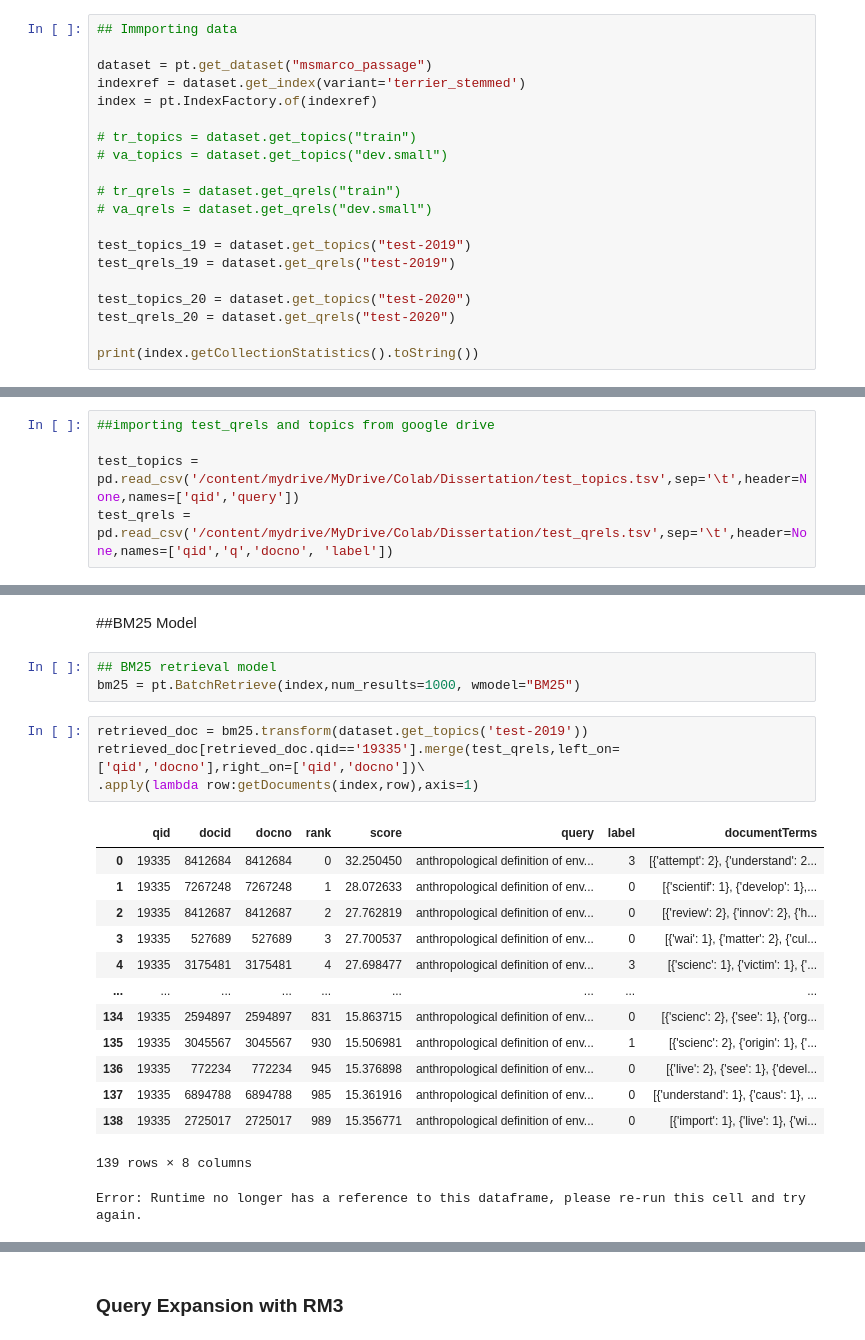
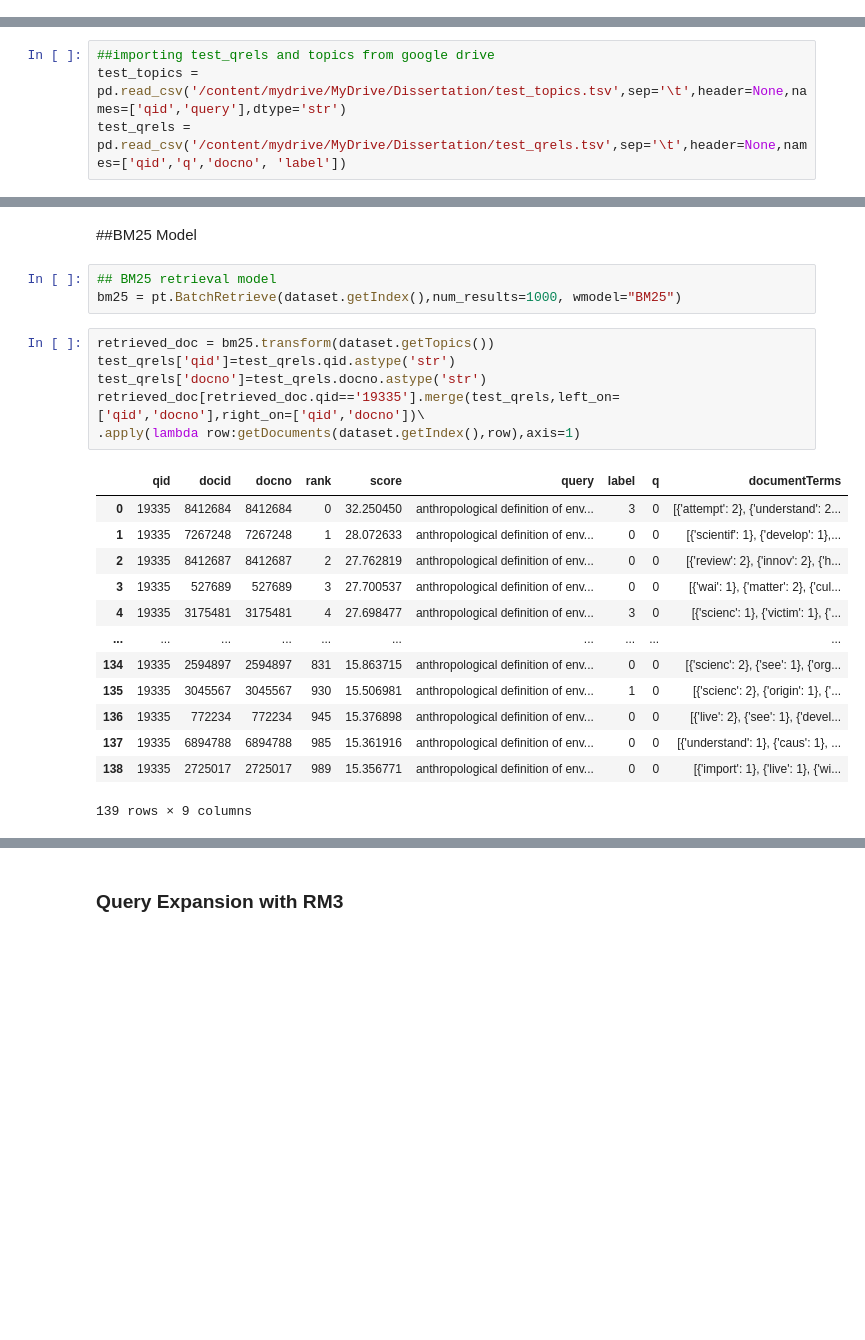
Before and after one commit to akshay-3apr/UoG-Dissertation, a Jupyter notebook: Dissertation.ipynb, the cells around one changed output, grey strips where cells are left out. Drawn from its saved outputs; the diff is of its cells as text; blank space fills up the shorter version.

```diff
--- a/Dissertation.ipynb
+++ b/Dissertation.ipynb
@@ -89,22 +91,2 @@ pt.datasets.find_datasets('msmarco')
 # %% [markdown]
 ####Importing data
-# %%
-## Immporting data
-
-dataset = pt.get_dataset("msmarco_passage")
-indexref = dataset.get_index(variant='terrier_stemmed')
-index = pt.IndexFactory.of(indexref)
-
-# tr_topics = dataset.get_topics("train")
-# va_topics = dataset.get_topics("dev.small")
-
-# tr_qrels = dataset.get_qrels("train")
-# va_qrels = dataset.get_qrels("dev.small")
-
-test_topics_19 = dataset.get_topics("test-2019")
-test_qrels_19 = dataset.get_qrels("test-2019")
-
-test_topics_20 = dataset.get_topics("test-2020")
-test_qrels_20 = dataset.get_qrels("test-2020")
-
-print(index.getCollectionStatistics().toString())
@@ -166,8 +208,7 @@ test_topics_19[test_topics_19.qid.isin(test_qrels_19.qid)].to_csv("test_topics.t
 # %%
 ##importing test_qrels and topics from google drive
-
-test_topics = pd.read_csv('/content/mydrive/MyDrive/Colab/Dissertation/test_topics.tsv',sep='\t',header=None,names=['qid','query'])
-test_qrels = pd.read_csv('/content/mydrive/MyDrive/Colab/Dissertation/test_qrels.tsv',sep='\t',header=None,names=['qid','q','docno', 'label'])
+test_topics = pd.read_csv('/content/mydrive/MyDrive/Dissertation/test_topics.tsv',sep='\t',header=None,names=['qid','query'],dtype='str')
+test_qrels = pd.read_csv('/content/mydrive/MyDrive/Dissertation/test_qrels.tsv',sep='\t',header=None,names=['qid','q','docno', 'label'])
 # %% [markdown]
 #### Qrels labels relevance:
 
@@ -180,24 +334,25 @@ amongst extraneous information.
 ##BM25 Model
 # %%
 ## BM25 retrieval model
-bm25 = pt.BatchRetrieve(index,num_results=1000, wmodel="BM25")
+bm25 = pt.BatchRetrieve(dataset.getIndex(),num_results=1000, wmodel="BM25")
 # %%
-retrieved_doc = bm25.transform(dataset.get_topics('test-2019'))
+retrieved_doc = bm25.transform(dataset.getTopics())
+test_qrels['qid']=test_qrels.qid.astype('str')
+test_qrels['docno']=test_qrels.docno.astype('str')
 retrieved_doc[retrieved_doc.qid=='19335'].merge(test_qrels,left_on=['qid','docno'],right_on=['qid','docno'])\
-.apply(lambda row:getDocuments(index,row),axis=1)
+.apply(lambda row:getDocuments(dataset.getIndex(),row),axis=1)
 # %% [output]
-|  | qid | docid | docno | rank | score | query | label | documentTerms |
-| 0 | 19335 | 8412684 | 8412684 | 0 | 32.250450 | anthropological definition of env... | 3 | [{'attempt': 2}, {'understand': 2... |
-| 1 | 19335 | 7267248 | 7267248 | 1 | 28.072633 | anthropological definition of env... | 0 | [{'scientif': 1}, {'develop': 1},... |
-| 2 | 19335 | 8412687 | 8412687 | 2 | 27.762819 | anthropological definition of env... | 0 | [{'review': 2}, {'innov': 2}, {'h... |
-| 3 | 19335 | 527689 | 527689 | 3 | 27.700537 | anthropological definition of env... | 0 | [{'wai': 1}, {'matter': 2}, {'cul... |
-| 4 | 19335 | 3175481 | 3175481 | 4 | 27.698477 | anthropological definition of env... | 3 | [{'scienc': 1}, {'victim': 1}, {'... |
-| ... | ... | ... | ... | ... | ... | ... | ... | ... |
-| 134 | 19335 | 2594897 | 2594897 | 831 | 15.863715 | anthropological definition of env... | 0 | [{'scienc': 2}, {'see': 1}, {'org... |
-| 135 | 19335 | 3045567 | 3045567 | 930 | 15.506981 | anthropological definition of env... | 1 | [{'scienc': 2}, {'origin': 1}, {'... |
-| 136 | 19335 | 772234 | 772234 | 945 | 15.376898 | anthropological definition of env... | 0 | [{'live': 2}, {'see': 1}, {'devel... |
-| 137 | 19335 | 6894788 | 6894788 | 985 | 15.361916 | anthropological definition of env... | 0 | [{'understand': 1}, {'caus': 1}, ... |
-| 138 | 19335 | 2725017 | 2725017 | 989 | 15.356771 | anthropological definition of env... | 0 | [{'import': 1}, {'live': 1}, {'wi... |
+|  | qid | docid | docno | rank | score | query | label | q | documentTerms |
+| 0 | 19335 | 8412684 | 8412684 | 0 | 32.250450 | anthropological definition of env... | 3 | 0 | [{'attempt': 2}, {'understand': 2... |
+| 1 | 19335 | 7267248 | 7267248 | 1 | 28.072633 | anthropological definition of env... | 0 | 0 | [{'scientif': 1}, {'develop': 1},... |
+| 2 | 19335 | 8412687 | 8412687 | 2 | 27.762819 | anthropological definition of env... | 0 | 0 | [{'review': 2}, {'innov': 2}, {'h... |
+| 3 | 19335 | 527689 | 527689 | 3 | 27.700537 | anthropological definition of env... | 0 | 0 | [{'wai': 1}, {'matter': 2}, {'cul... |
+| 4 | 19335 | 3175481 | 3175481 | 4 | 27.698477 | anthropological definition of env... | 3 | 0 | [{'scienc': 1}, {'victim': 1}, {'... |
+| ... | ... | ... | ... | ... | ... | ... | ... | ... | ... |
+| 134 | 19335 | 2594897 | 2594897 | 831 | 15.863715 | anthropological definition of env... | 0 | 0 | [{'scienc': 2}, {'see': 1}, {'org... |
+| 135 | 19335 | 3045567 | 3045567 | 930 | 15.506981 | anthropological definition of env... | 1 | 0 | [{'scienc': 2}, {'origin': 1}, {'... |
+| 136 | 19335 | 772234 | 772234 | 945 | 15.376898 | anthropological definition of env... | 0 | 0 | [{'live': 2}, {'see': 1}, {'devel... |
+| 137 | 19335 | 6894788 | 6894788 | 985 | 15.361916 | anthropological definition of env... | 0 | 0 | [{'understand': 1}, {'caus': 1}, ... |
+| 138 | 19335 | 2725017 | 2725017 | 989 | 15.356771 | anthropological definition of env... | 0 | 0 | [{'import': 1}, {'live': 1}, {'wi... |
-139 rows × 8 columns
+139 rows × 9 columns
-Error: Runtime no longer has a reference to this dataframe, please re-run this cell and try again.
 # %%
```
Also changed, not shown: parts of 38 cells of this notebook.
